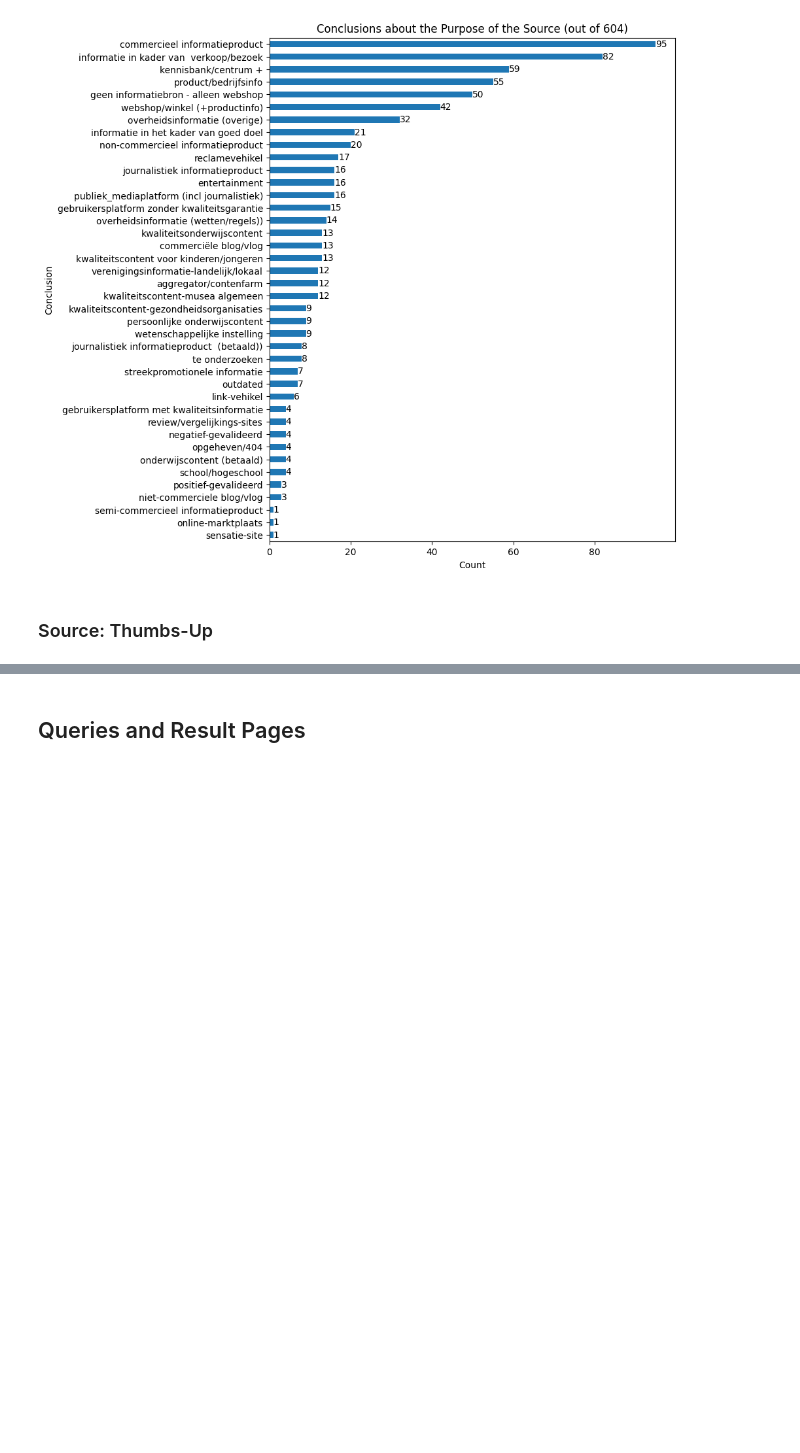
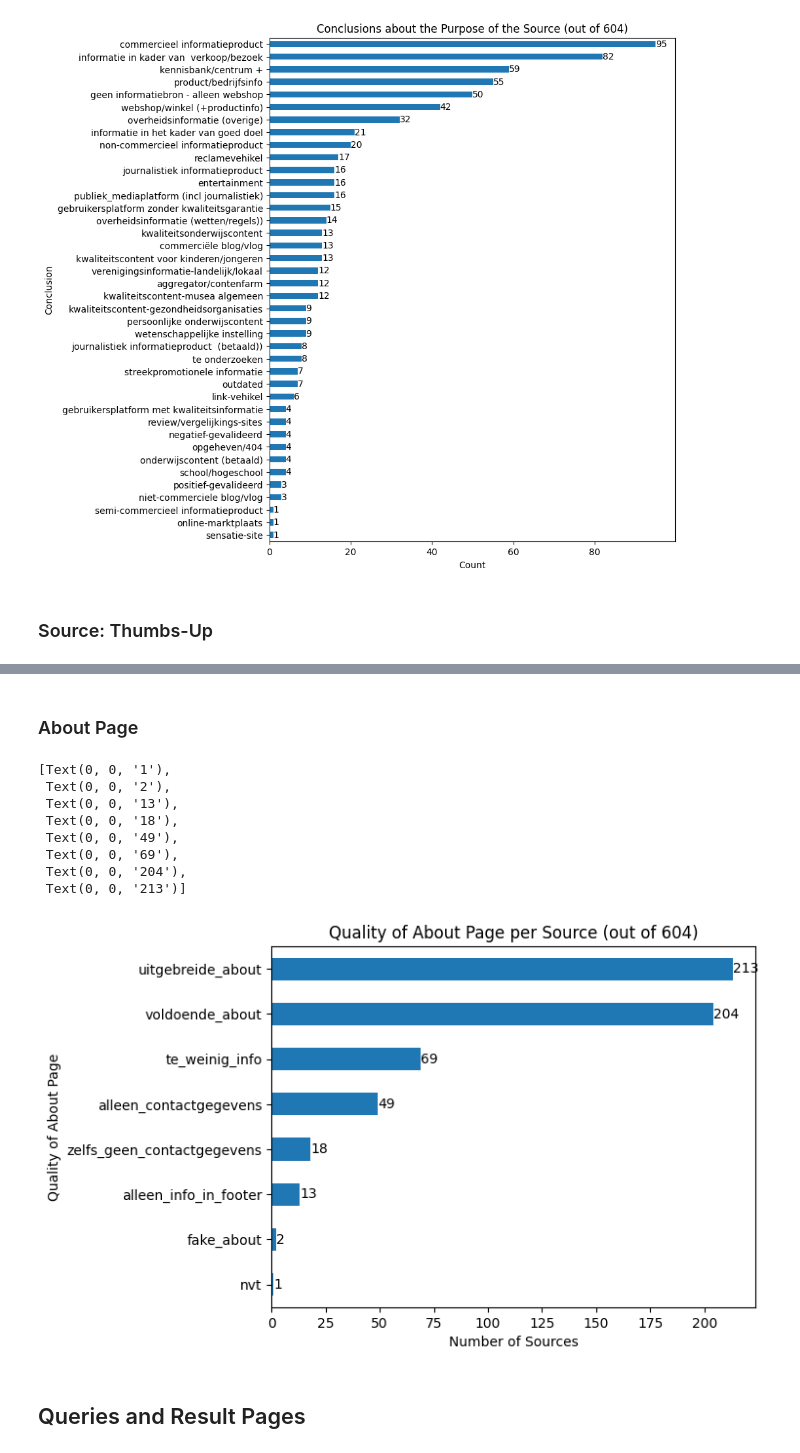
Before and after one commit to SlimZoeken/100queries, a Jupyter notebook: notebooks/analysis.ipynb, the cells around one changed output, grey strips where cells are left out. Cells and saved outputs as stored; diff of their text form; code cells hidden in the pictures; blank space fills up the shorter version.

```diff
--- a/notebooks/analysis.ipynb
+++ b/notebooks/analysis.ipynb
@@ -559,3 +559,27 @@ ax.bar_label(ax.containers[0])
+# %% [markdown]
+### About Page
+# %%
+ax = (
+    sources["Kwaliteit_about"]
+    .value_counts(ascending=True)
+    .plot(
+        kind="barh",
+        title=f"Quality of About Page per Source (out of {len(sources)})",
+        xlabel="Number of Sources",
+        ylabel="Quality of About Page",
+    )
+)
+ax.bar_label(ax.containers[0])
+# %% [output]
+[Text(0, 0, '1'),
+ Text(0, 0, '2'),
+ Text(0, 0, '13'),
+ Text(0, 0, '18'),
+ Text(0, 0, '49'),
+ Text(0, 0, '69'),
+ Text(0, 0, '204'),
+ Text(0, 0, '213')]
+[figure, added]
 # %% [markdown]
 ## Queries and Result Pages
 # %% [markdown]
```
Also changed, not shown: parts of 1 cell of this notebook.
